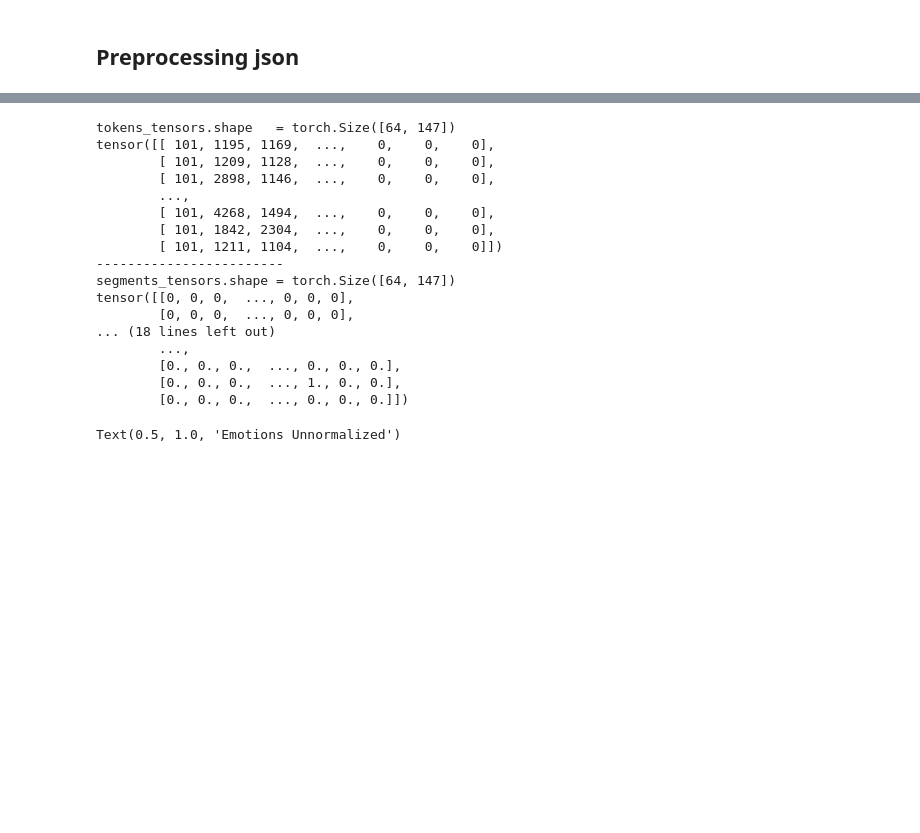
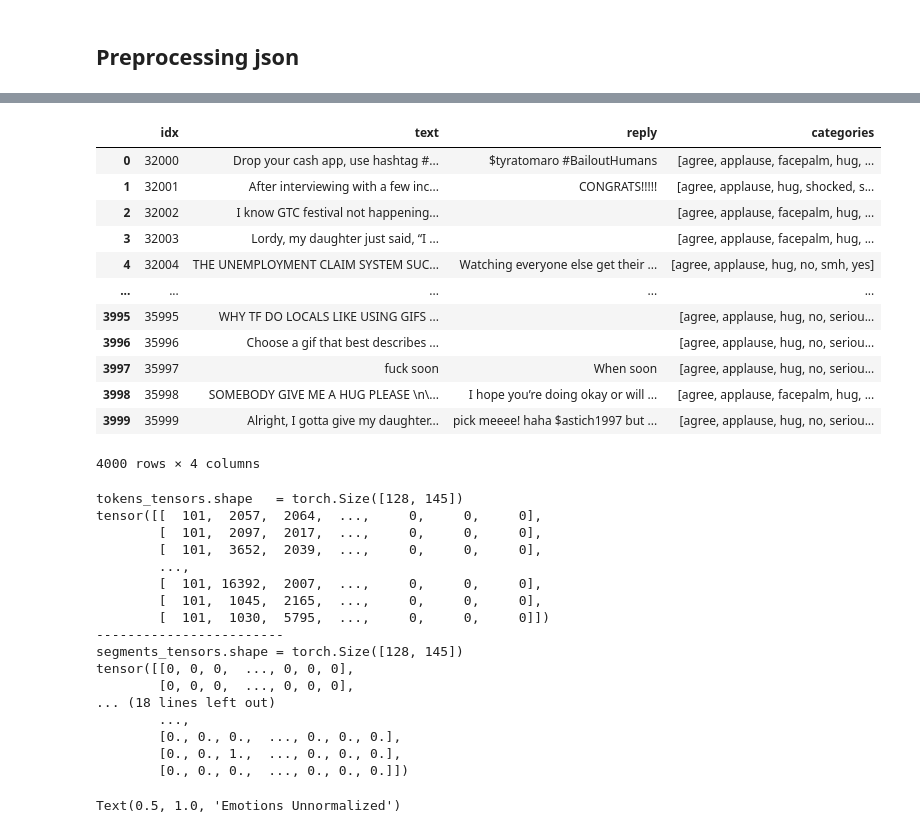
Before and after one commit to wywyWang/NLP-2020-EmotionGIF, a Jupyter notebook: EmotionGIF.ipynb, the cells around one changed output, grey strips where cells are left out. Drawn from its saved outputs; the diff is of its cells as text; code cells hidden in the pictures; blank space fills up the shorter version.

```diff
--- a/EmotionGIF.ipynb
+++ b/EmotionGIF.ipynb
@@ -259,0 +388,2 @@ ValueError: Target size (torch.Size([172, 2])) must be the same as input size (t
+# %%
+df_dev = pd.read_json('./source/dev_unlabeled.json', lines=True)
@@ -259,0 +417,57 @@ ValueError: Target size (torch.Size([172, 2])) must be the same as input size (t
+# %%
+def get_predictions_dev(model, dataloader, compute_acc=False):
+    predictions = None
+    correct = 0
+    total = 0
+
+    avg_map = 0
+    total_predict = []
+
+    with torch.no_grad():
+        # 遍巡整個資料集
+        for data in tqdm(dataloader, desc='Prediction progress: '):
+            # 將所有 tensors 移到 GPU 上
+            if next(model.parameters()).is_cuda:
+                data = [t.to("cpu") for t in data if t is not None]
+#                     data = [t.to("cuda:0") for t in data if t is not None]
+
+
+            # 別忘記前 3 個 tensors 分別為 tokens, segments 以及 masks
+            # 且強烈建議在將這些 tensors 丟入 `model` 時指定對應的參數名稱
+            tokens_tensors, segments_tensors, masks_tensors = data[:3]
+            outputs = model(input_ids=tokens_tensors,
+                            token_type_ids=segments_tensors,
+                            attention_mask=masks_tensors)
+
+            logits = outputs
+            sorted_logits, sorted_index = torch.sort(logits.data, descending=True)
+
+
+            for eid, each_predict in enumerate(sorted_index.detach().numpy()):
+                predict_class = []
+                for key, value in categories_mapping.items():
+                    if value in each_predict[0:6]:
+                        predict_class.append(key)
+                total_predict.append(predict_class)
+    return total_predict
+# %%
+dev_predictions = get_predictions_dev(tuned_model, dev_loader, False)
+# %%
+df_dev_result = df_dev.copy()
+df_dev_result['categories'] = dev_predictions
+# %%
+df_dev_result
+# %% [output]
+|  | idx | text | reply | categories |
+| 0 | 32000 | Drop your cash app, use hashtag #... | $tyratomaro #BailoutHumans | [agree, applause, facepalm, hug, ... |
+| 1 | 32001 | After interviewing with a few inc... | CONGRATS!!!!! | [agree, applause, hug, shocked, s... |
+| 2 | 32002 | I know GTC festival not happening... |  | [agree, applause, facepalm, hug, ... |
+| 3 | 32003 | Lordy, my daughter just said, “I ... |  | [agree, applause, facepalm, hug, ... |
+| 4 | 32004 | THE UNEMPLOYMENT CLAIM SYSTEM SUC... | Watching everyone else get their ... | [agree, applause, hug, no, smh, yes] |
+| ... | ... | ... | ... | ... |
+| 3995 | 35995 | WHY TF DO LOCALS LIKE USING GIFS ... |  | [agree, applause, hug, no, seriou... |
+| 3996 | 35996 | Choose a gif that best describes ... |  | [agree, applause, hug, no, seriou... |
+| 3997 | 35997 | fuck soon | When soon | [agree, applause, hug, no, seriou... |
+| 3998 | 35998 | SOMEBODY GIVE ME A HUG PLEASE \n\... | I hope you’re doing okay or will ... | [agree, applause, facepalm, hug, ... |
+| 3999 | 35999 | Alright, I gotta give my daughter... | pick meeee! haha $astich1997 but ... | [agree, applause, hug, no, seriou... |
+4000 rows × 4 columns
@@ -260,6 +476,7 @@ ValueError: Target size (torch.Size([172, 2])) must be the same as input size (t
 # %%
+# Only for testing successful running
 tokens_tensors, segments_tensors, \
-    masks_tensors, label_ids = next(iter(tuned_model))
+    masks_tensors, label_ids = next(iter(train_loader))
 print(f"""
 tokens_tensors.shape   = {tokens_tensors.shape}
 {tokens_tensors}
@@ -273,20 +490,20 @@ masks_tensors.shape    = {masks_tensors.shape}
 {label_ids}
 """)
 # %% [output]
-tokens_tensors.shape   = torch.Size([64, 147])
-tensor([[ 101, 1195, 1169,  ...,    0,    0,    0],
-        [ 101, 1209, 1128,  ...,    0,    0,    0],
-        [ 101, 2898, 1146,  ...,    0,    0,    0],
+tokens_tensors.shape   = torch.Size([128, 145])
+tensor([[  101,  2057,  2064,  ...,     0,     0,     0],
+        [  101,  2097,  2017,  ...,     0,     0,     0],
+        [  101,  3652,  2039,  ...,     0,     0,     0],
         ...,
-        [ 101, 4268, 1494,  ...,    0,    0,    0],
-        [ 101, 1842, 2304,  ...,    0,    0,    0],
-        [ 101, 1211, 1104,  ...,    0,    0,    0]])
+        [  101, 16392,  2007,  ...,     0,     0,     0],
+        [  101,  1045,  2165,  ...,     0,     0,     0],
+        [  101,  1030,  5795,  ...,     0,     0,     0]])
 ------------------------
-segments_tensors.shape = torch.Size([64, 147])
+segments_tensors.shape = torch.Size([128, 145])
 tensor([[0, 0, 0,  ..., 0, 0, 0],
         [0, 0, 0,  ..., 0, 0, 0],
 ... (18 lines left out)
         ...,
         [0., 0., 0.,  ..., 0., 0., 0.],
-        [0., 0., 0.,  ..., 1., 0., 0.],
+        [0., 0., 1.,  ..., 0., 0., 0.],
         [0., 0., 0.,  ..., 0., 0., 0.]])
```
Also changed, not shown: parts of 21 cells of this notebook, 1 other file.
